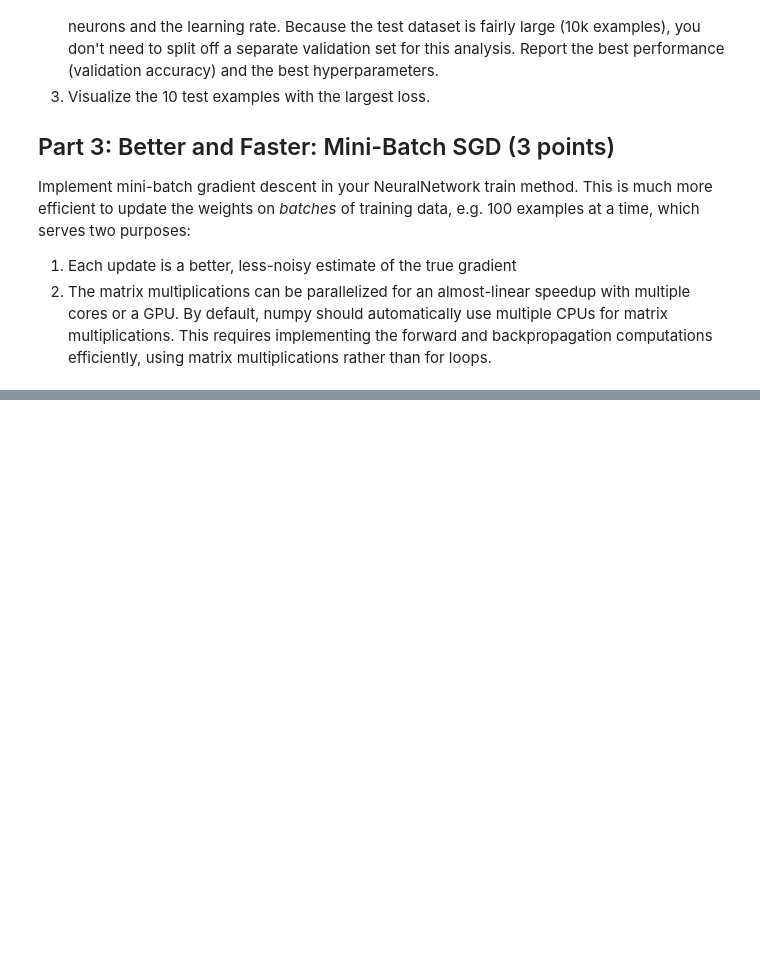
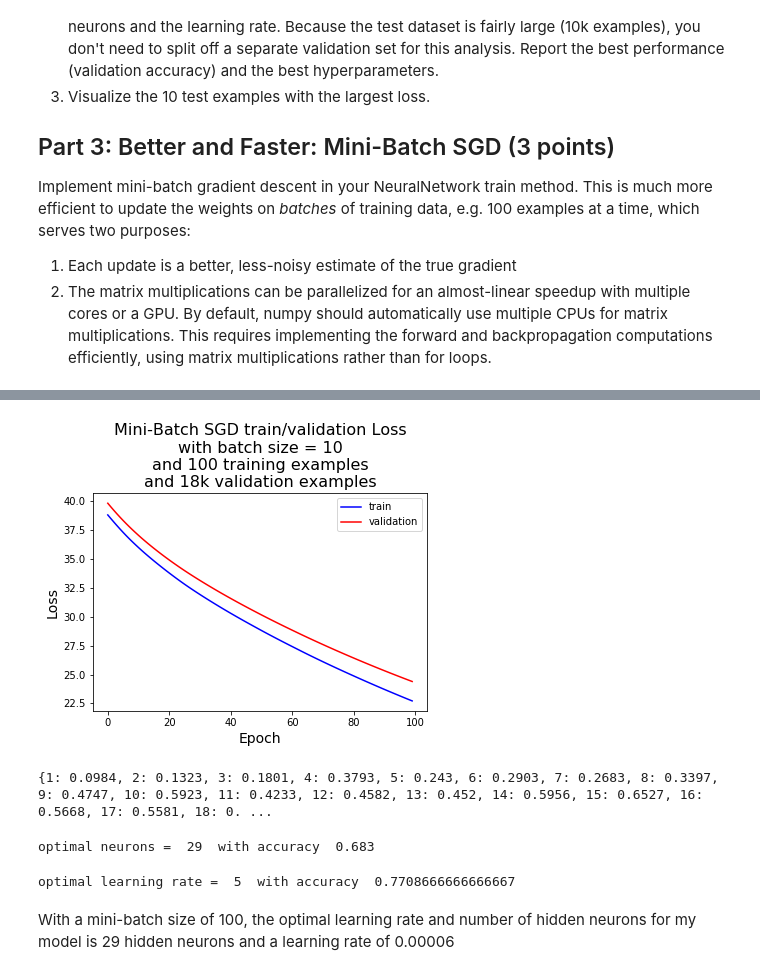
Before and after one commit to smc395/ics635_machine_learning, a Jupyter notebook: neural_network/HW4_Neural_Network.ipynb, the cells around one changed output, grey strips where cells are left out. Drawn from its saved outputs; the diff is of its cells as text; code cells hidden in the pictures; blank space fills up the shorter version.

```diff
--- a/neural_network/HW4_Neural_Network.ipynb
+++ b/neural_network/HW4_Neural_Network.ipynb
@@ -191,0 +422,62 @@ Downloaded t10k-labels-idx1-ubyte.gz to ./
+# %%
+#Train neural network using mini-batches of examples
+input_neurons = train_images.shape[1] # 784
+hidden_neurons = 20
+output_neurons = 10
+
+#hyperparameters
+max_epoch = 100
+learning_rate = 0.00001
+batch_size = 10
+
+mb_mnistNN = NeuralNetwork(input_neurons, hidden_neurons, output_neurons) #10 for outputs because the labels are vector of 10
+mb_history = mb_mnistNN.train(train_images_split[0:100], train_labels_split[0:100], lr=learning_rate, max_epochs=max_epoch, x_val=val_images, y_val=val_labels, batch_size=batch_size)
+# %%
+x = range(0, max_epoch)
+y = mb_history['loss']
+z = mb_history['loss_val']
+plt.plot(x, y, 'b', label='train')
+plt.plot(x, z, 'r', label='validation')
+plt.xlabel('Epoch', fontsize=14)
+plt.ylabel('Loss', fontsize=14)
+plt.title('Mini-Batch SGD train/validation Loss\nwith batch size = 10\nand 100 training examples\nand 18k validation examples', fontsize=16)
+
+plt.legend()
+plt.show()
+# %% [output]
+[figure, added]
+# %%
+#Tune number of hidden neurons
+input_neurons = train_images.shape[1] # 784
+output_neurons = 10
+
+#hyperparameters
+max_epoch = 100
+learning_rate = 0.00001
+batch_size = 100
+
+# Try changing the # of neurons
+accuracy = {}
+
+for hidden_neurons in range(1,31):
+
+    tune_mnistNN = NeuralNetwork(input_neurons, hidden_neurons, output_neurons) #10 for outputs because the labels are vector of 10
+    tune_mnistNN.train(train_images_split, train_labels_split, lr=learning_rate, max_epochs=max_epoch, x_val=val_images, y_val=val_labels, batch_size=batch_size)
+
+    y_pred = tune_mnistNN.predict(test_images)
+    acc = tune_mnistNN.accuracy(y_pred = y_pred, y_true = test_labels)
+    accuracy[hidden_neurons] = acc
+
+print(accuracy)
+# %% [output]
+{1: 0.0984, 2: 0.1323, 3: 0.1801, 4: 0.3793, 5: 0.243, 6: 0.2903, 7: 0.2683, 8: 0.3397, 9: 0.4747, 10: 0.5923, 11: 0.4233, 12: 0.4582, 13: 0.452, 14: 0.5956, 15: 0.6527, 16: 0.5668, 17: 0.5581, 18: 0. ...
+# %%
+max_acc = 0
+max_index = 0
+for i in range(1,31):
+    if accuracy[i] > max_acc:
+        max_acc = accuracy[i]
+        max_index = i
+print('optimal neurons = ', max_index, ' with accuracy ', max_acc)
+# %% [output]
+optimal neurons =  29  with accuracy  0.683
@@ -191,0 +511,12 @@ Downloaded t10k-labels-idx1-ubyte.gz to ./
+# %%
+max_lr_acc = 0
+max_lr_index = 0
+for i in range(10):
+    if opt_lr_accuracy[i] > max_lr_acc:
+        max_lr_acc = opt_lr_accuracy[i]
+        max_lr_index = i
+print('optimal learning rate = ', max_lr_index, ' with accuracy ', max_lr_acc)
+# %% [output]
+optimal learning rate =  5  with accuracy  0.7708666666666667
+# %% [markdown]
+With a mini-batch size of 100, the optimal learning rate and number of hidden neurons for my model is 29 hidden neurons and a learning rate of 0.00006
```
Also changed, not shown: parts of 9 cells of this notebook, 1 other file.
